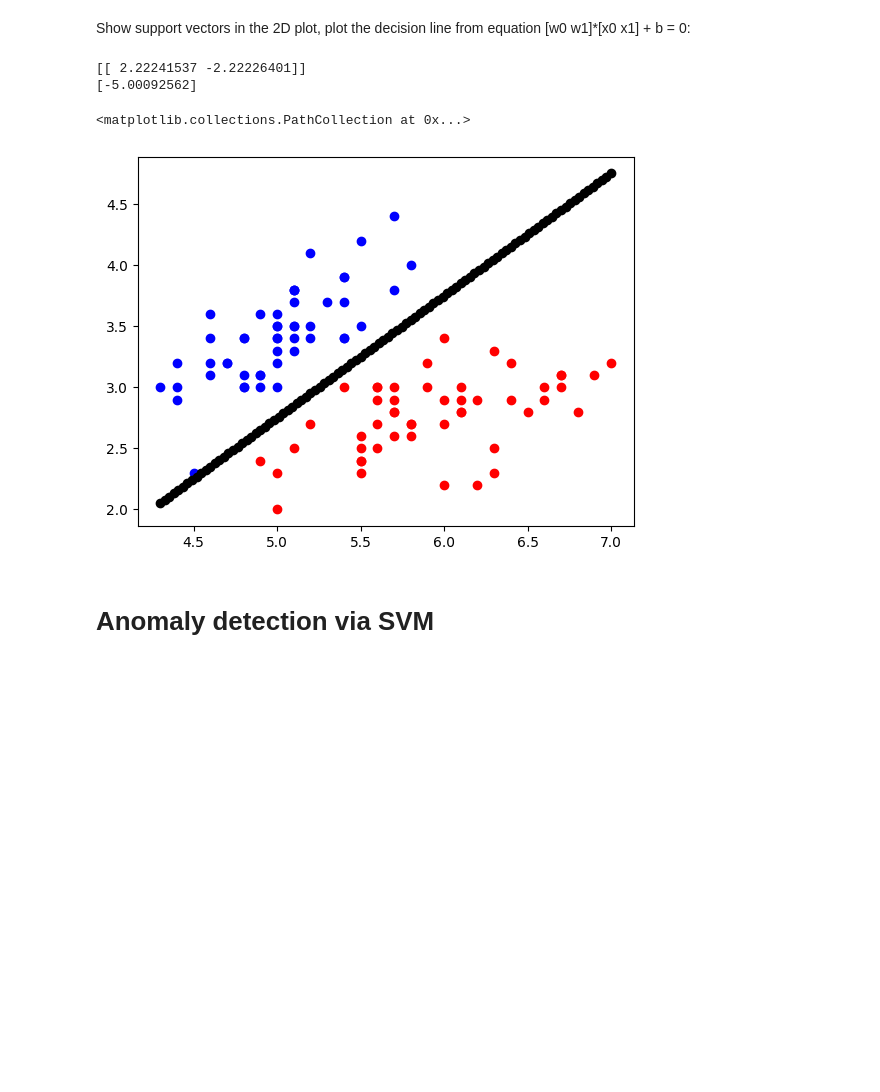
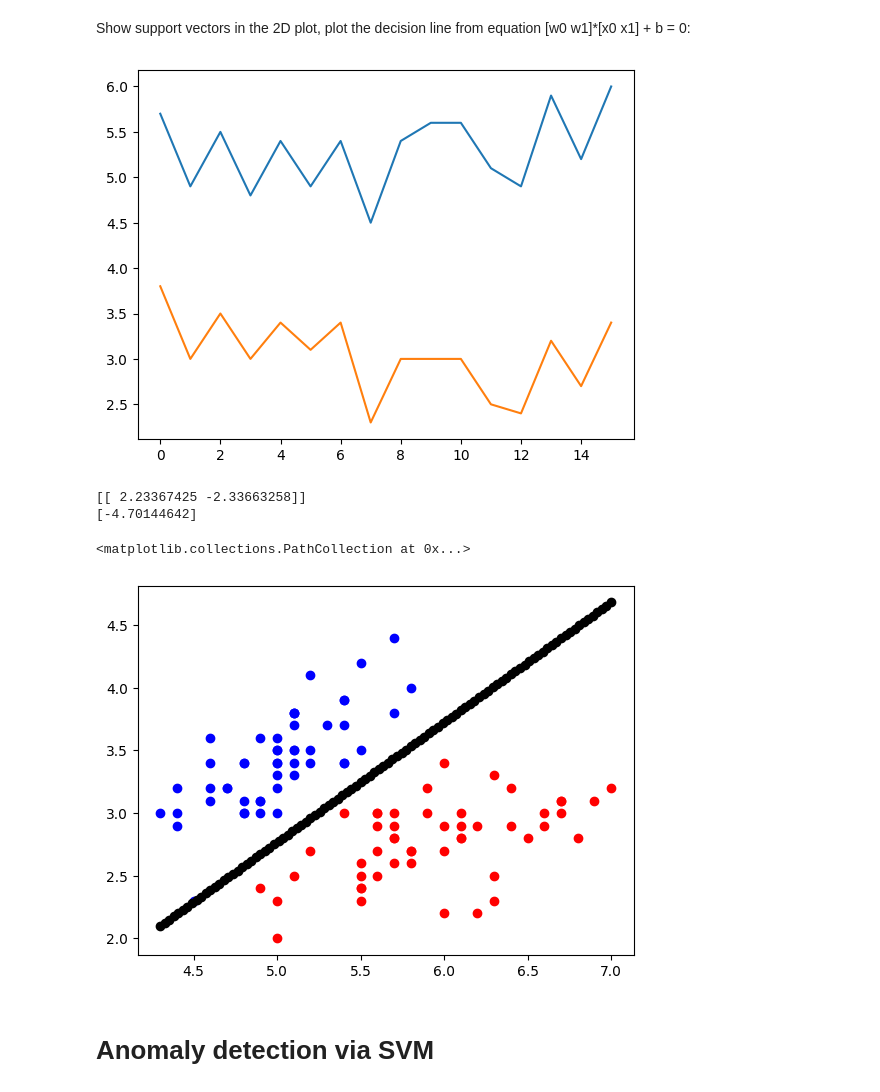
Before and after one commit to Gady159/MPA-MLF, a Jupyter notebook: Lab_03/MPA_MLF_SVM_2students_comments.ipynb, the cells around one changed output. Drawn from its saved outputs; the diff is of its cells as text; code cells hidden in the pictures; blank space fills up the shorter version.

```diff
--- a/Lab_03/MPA_MLF_SVM_2students_comments.ipynb
+++ b/Lab_03/MPA_MLF_SVM_2students_comments.ipynb
@@ -105,25 +105,27 @@ Show support vectors in the 2D plot, plot the decision line from equation [w0 w1
 # %%
 
 supvectors=SVMmodel_1.support_vectors_
 # Plot the support vectors here
-
+plt.plot(supvectors)
+plt.show()
 
 #Separating line coefficients:
 W=SVMmodel_1.coef_
 b=SVMmodel_1.intercept_
 print(W)
 print(b)
 import numpy as np
 x1=np.linspace(np.min(X[:,0]),np.max(X[:,0]),100)
 x2=-b/W[0,1]-W[0,0]/W[0,1]*x1
 plt.scatter(X[y==0,0],X[y==0,1],color='blue')
 plt.scatter(X[y==1,0],X[y==1,1],color='red')
 plt.scatter(x1,x2,color='black')
 # %% [output]
+[figure, new version]
-[[ 2.22241537 -2.22226401]]
-[-5.00092562]
+[[ 2.23367425 -2.33663258]]
+[-4.70144642]
 <matplotlib.collections.PathCollection at 0x...>
-[figure, old version]
+[figure, added]
 # %% [markdown]
 # Anomaly detection via SVM
 # %% [markdown]
```
Also changed, not shown: parts of 3 cells of this notebook.
